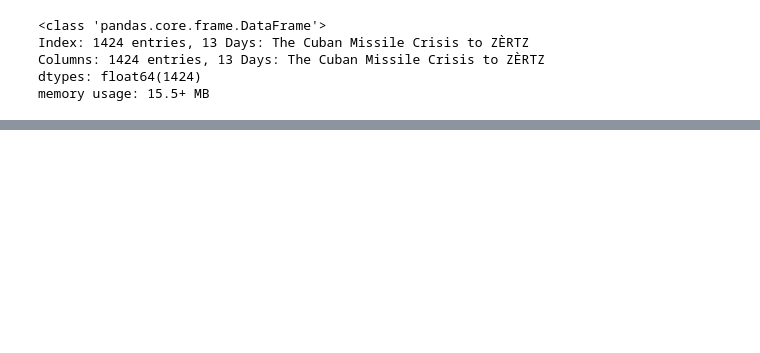
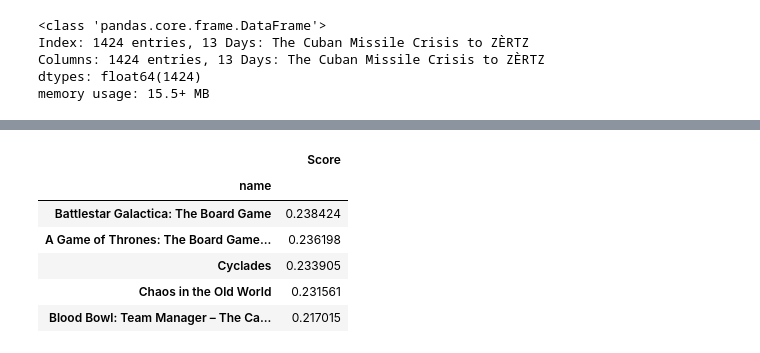
Before and after one commit to kokorikii/board_game_recommender, a Jupyter notebook: recommender.ipynb, the cells around one changed output, grey strips where cells are left out. Saved outputs shown, nothing was run; the diff lists cells and outputs as text; code cells hidden in the pictures; blank space fills up the shorter version.

```diff
--- a/recommender.ipynb
+++ b/recommender.ipynb
@@ -7,6 +7,8 @@ import matplotlib.pyplot as plt
 import sys
 
 from sklearn.metrics.pairwise import pairwise_distances, cosine_distances, cosine_similarity
+
+pd.set_option('display.max_colwidth', None)
 # %%
 # read in board game ratings
 df = pd.read_csv('./data/bgg-15m-reviews.csv', index_col = 0)
@@ -284,0 +225,10 @@ Index(['13 Days: The Cuban Missile Crisis', '1775: Rebellion',
+# %%
+temp_df.head()
+# %% [output]
+|  | Score |
+| name |  |
+| Battlestar Galactica: The Board Game | 0.238424 |
+| A Game of Thrones: The Board Game... | 0.236198 |
+| Cyclades | 0.233905 |
+| Chaos in the Old World | 0.231561 |
+| Blood Bowl: Team Manager – The Ca... | 0.217015 |
```
Also changed, not shown: parts of 20 cells of this notebook, 2 other files.
